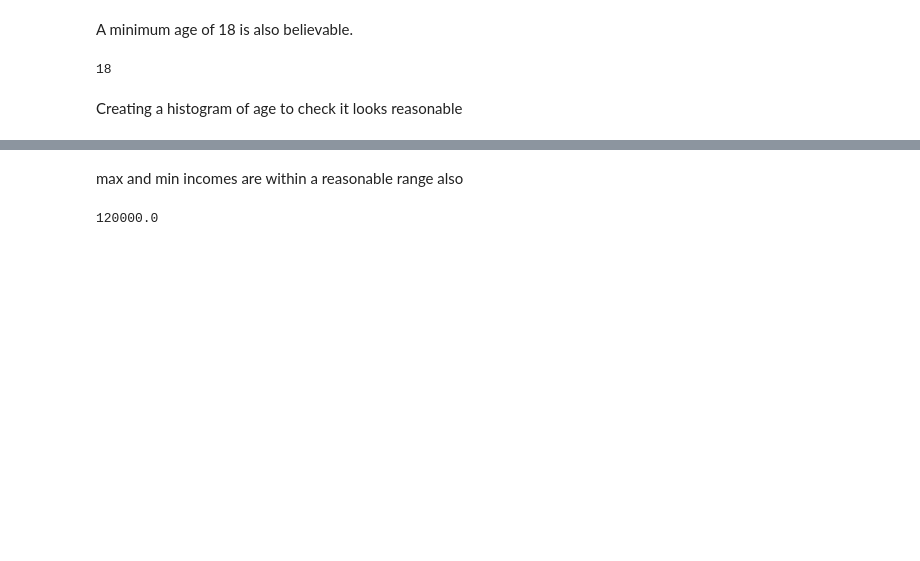
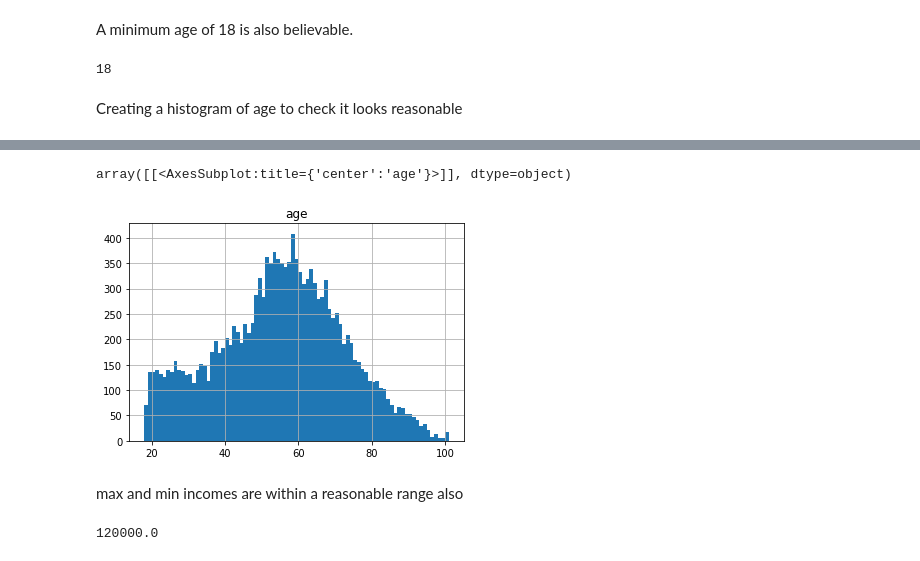
Before and after one commit to benjaminr4/starbucks_project, a Jupyter notebook: Dataset_Exploration.ipynb, the cells around one changed output, grey strips where cells are left out. Drawn from its saved outputs; the diff is of its cells as text; code cells hidden in the pictures; blank space fills up the shorter version.

Commit message:
Adding Data Preperation and updating Data Exploration

```diff
--- a/Dataset_Exploration.ipynb
+++ b/Dataset_Exploration.ipynb
@@ -238,3 +321,12 @@ profile.age.hist()
+# %%
+#same as above
+is_good_age = profile.age != 118
+pd.DataFrame(profile.age[is_good_age]).hist(bins=bins)
+##opposite is
+##pd.DataFrame(profile.age[~is_good_age])
+# %% [output]
+array([[<AxesSubplot:title={'center':'age'}>]], dtype=object)
+[figure, added]
 # %% [markdown]
 max and min incomes are within a reasonable range also
 # %%
```
Also changed, not shown: parts of 173 cells of this notebook, 1 other file.
